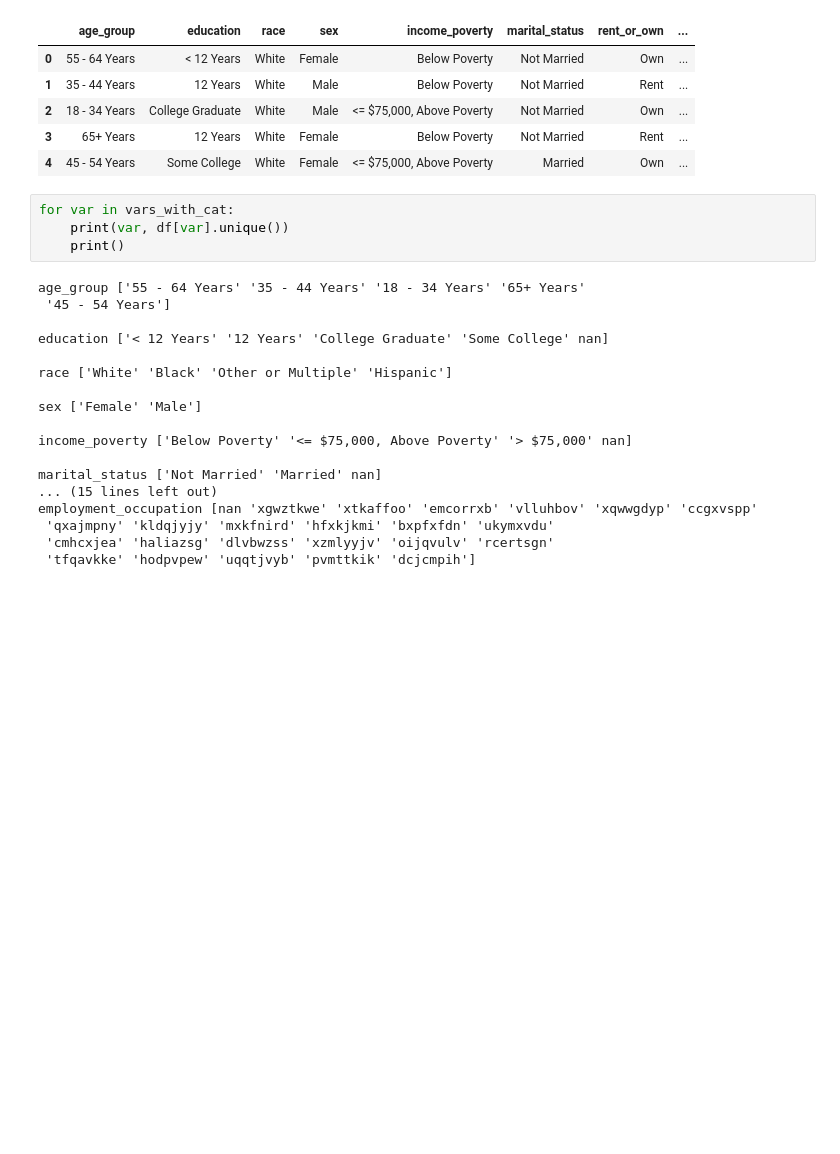
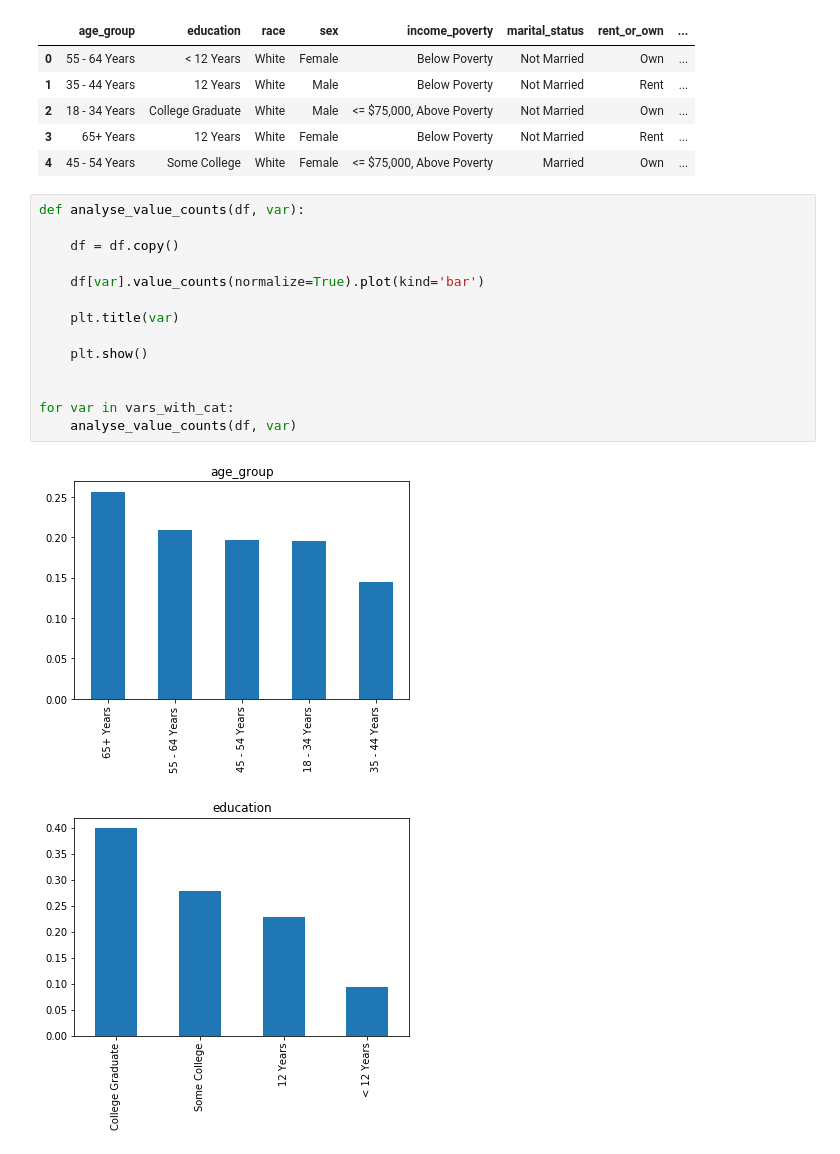
Before and after one commit to joaovitorfranco/flu-shot-competition, a Jupyter notebook: ExploratoryAnalysis.ipynb, the cells around one changed output. Drawn from its saved outputs; the diff is of its cells as text; blank space fills up the shorter version.

```diff
--- a/ExploratoryAnalysis.ipynb
+++ b/ExploratoryAnalysis.ipynb
@@ -253,25 +247,20 @@ df[vars_with_cat].head()
 | 2 | 18 - 34 Years | College Graduate | White | Male | <= $75,000, Above Poverty | Not Married | Own | ... |
 | 3 | 65+ Years | 12 Years | White | Female | Below Poverty | Not Married | Rent | ... |
 | 4 | 45 - 54 Years | Some College | White | Female | <= $75,000, Above Poverty | Married | Own | ... |
-# %%
-for var in vars_with_cat:
-    print(var, df[var].unique())
-    print()
-# %% [output]
-age_group ['55 - 64 Years' '35 - 44 Years' '18 - 34 Years' '65+ Years'
- '45 - 54 Years']
-
-education ['< 12 Years' '12 Years' 'College Graduate' 'Some College' nan]
-
-race ['White' 'Black' 'Other or Multiple' 'Hispanic']
-
-sex ['Female' 'Male']
-
-income_poverty ['Below Poverty' '<= $75,000, Above Poverty' '> $75,000' nan]
-
-marital_status ['Not Married' 'Married' nan]
-... (15 lines left out)
-employment_occupation [nan 'xgwztkwe' 'xtkaffoo' 'emcorrxb' 'vlluhbov' 'xqwwgdyp' 'ccgxvspp'
- 'qxajmpny' 'kldqjyjy' 'mxkfnird' 'hfxkjkmi' 'bxpfxfdn' 'ukymxvdu'
- 'cmhcxjea' 'haliazsg' 'dlvbwzss' 'xzmlyyjv' 'oijqvulv' 'rcertsgn'
- 'tfqavkke' 'hodpvpew' 'uqqtjvyb' 'pvmttkik' 'dcjcmpih']
+# %%
+def analyse_value_counts(df, var):
+
+    df = df.copy()
+
+    df[var].value_counts(normalize=True).plot(kind='bar')
+
+    plt.title(var)
+
+    plt.show()
+
+
+for var in vars_with_cat:
+    analyse_value_counts(df, var)
+# %% [output]
+[figure, added]
+[figure, added]
```
Also changed, not shown: parts of 16 cells of this notebook.
